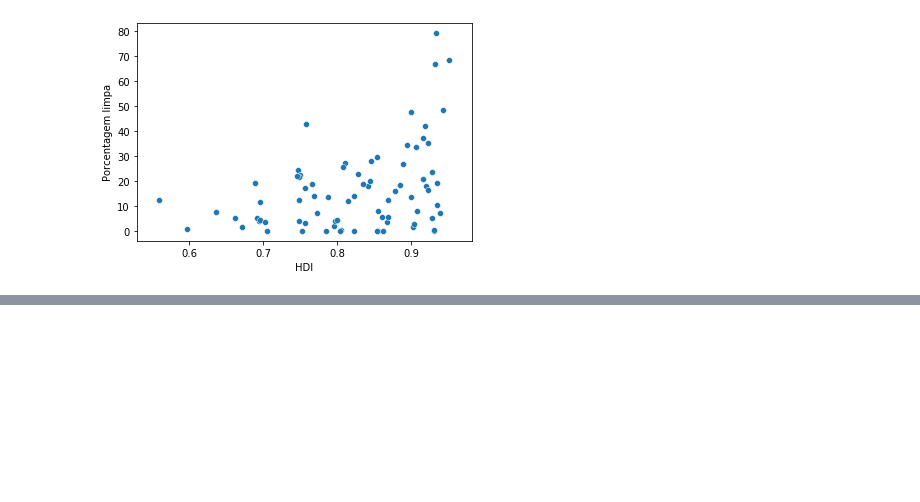
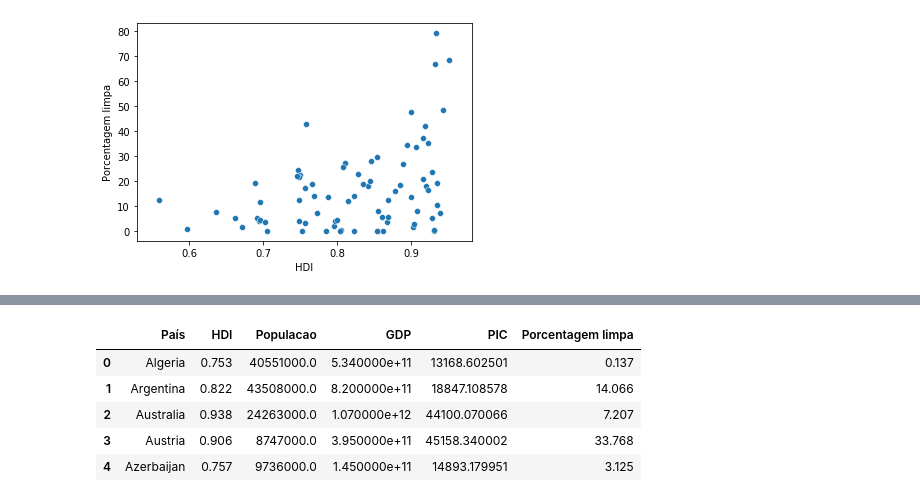
Before and after one commit to leoDomingos/Introducao-ao-aquecimento-global, a Jupyter notebook: main.ipynb, the cells around one changed output, grey strips where cells are left out. Cells and saved outputs as stored; diff of their text form; code cells hidden in the pictures; blank space fills up the shorter version.

```diff
--- a/main.ipynb
+++ b/main.ipynb
@@ -693,0 +755,9 @@ Analisar depois
+# %%
+hdi_e_pic_energia_df.head()
+# %% [output]
+|  | País | HDI | Populacao | GDP | PIC | Porcentagem limpa |
+| 0 | Algeria | 0.753 | 40551000.0 | 5.340000e+11 | 13168.602501 | 0.137 |
+| 1 | Argentina | 0.822 | 43508000.0 | 8.200000e+11 | 18847.108578 | 14.066 |
+| 2 | Australia | 0.938 | 24263000.0 | 1.070000e+12 | 44100.070066 | 7.207 |
+| 3 | Austria | 0.906 | 8747000.0 | 3.950000e+11 | 45158.340002 | 33.768 |
+| 4 | Azerbaijan | 0.757 | 9736000.0 | 1.450000e+11 | 14893.179951 | 3.125 |
```
Also changed, not shown: parts of 13 cells of this notebook.
